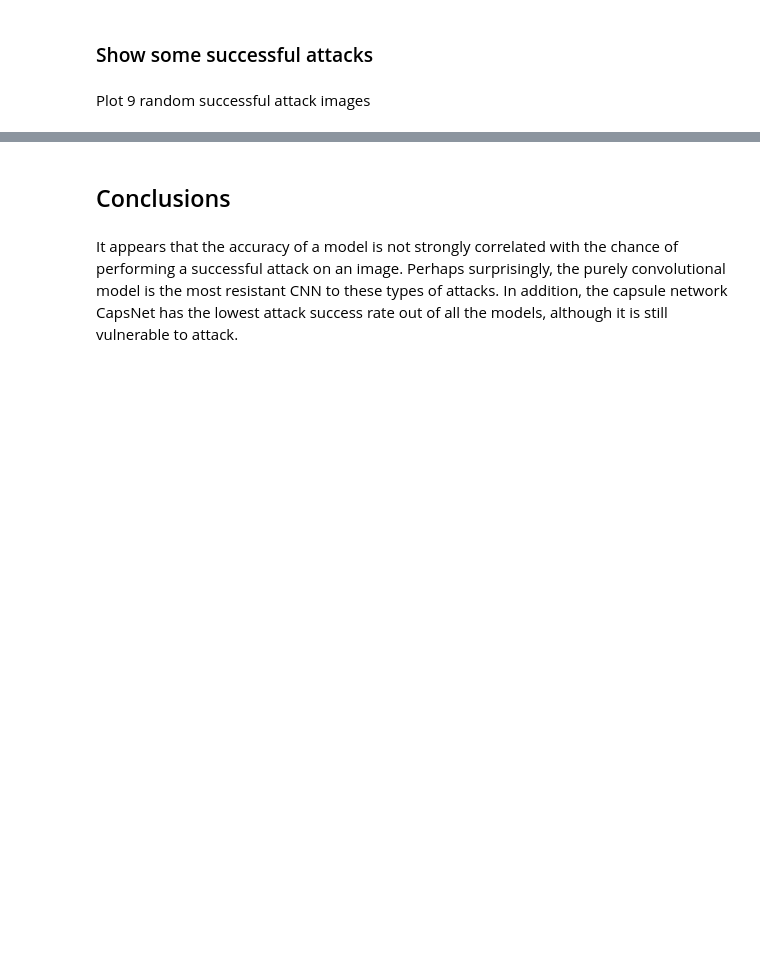
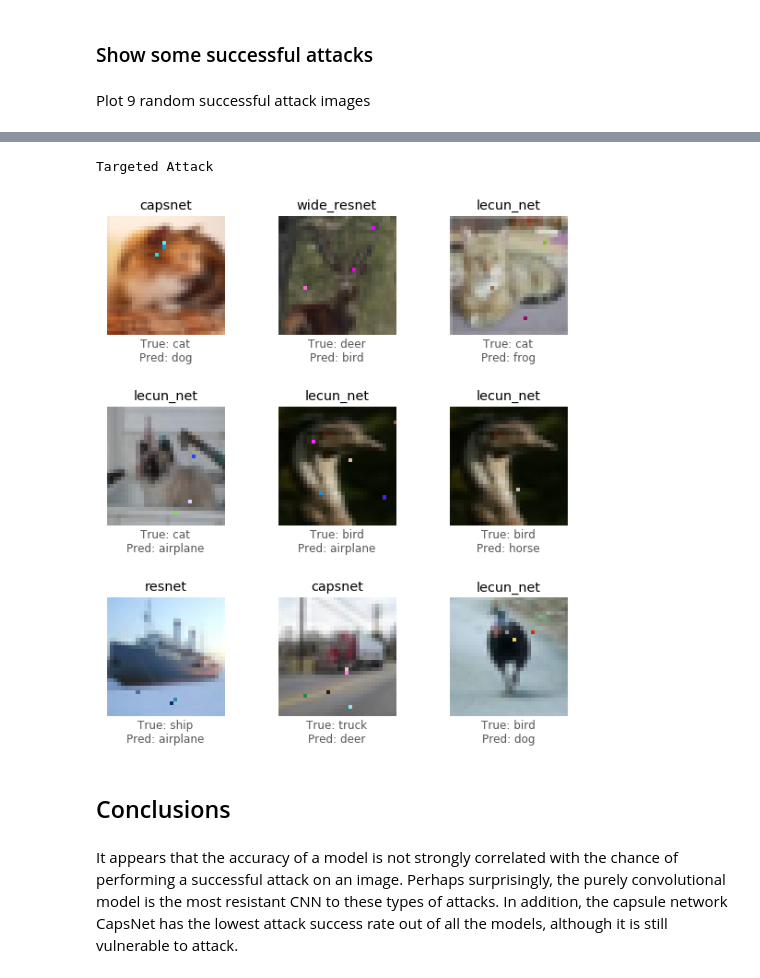
Before and after one commit to Hyperparticle/one-pixel-attack-keras, a Jupyter notebook: one-pixel-attack.ipynb, the cells around one changed output, grey strips where cells are left out. Saved outputs shown, nothing was run; the diff lists cells and outputs as text; code cells hidden in the pictures; blank space fills up the shorter version.

Commit message:
Collect improved targeted results

```diff
--- a/one-pixel-attack.ipynb
+++ b/one-pixel-attack.ipynb
@@ -483,6 +495,9 @@ Untargeted Attack
 # %%
 print('Targeted Attack')
-visualize_attack(targeted_results, class_names)
+helper.visualize_attack(targeted_results, class_names)
+# %% [output]
+Targeted Attack
+[figure, added]
 # %% [markdown]
 ## Conclusions
 # %% [markdown]
```
Also changed, not shown: parts of 4 cells of this notebook, 2 other files.
